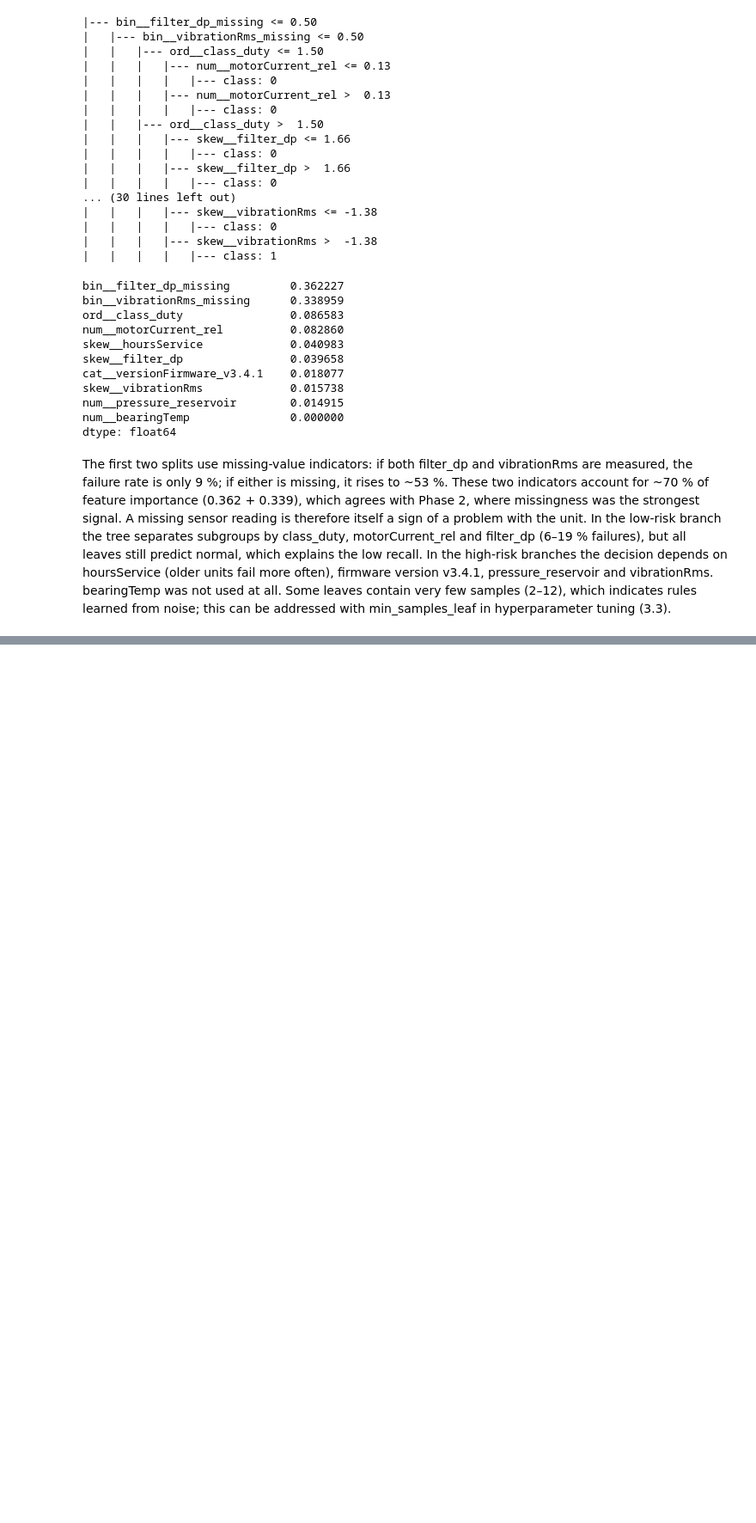
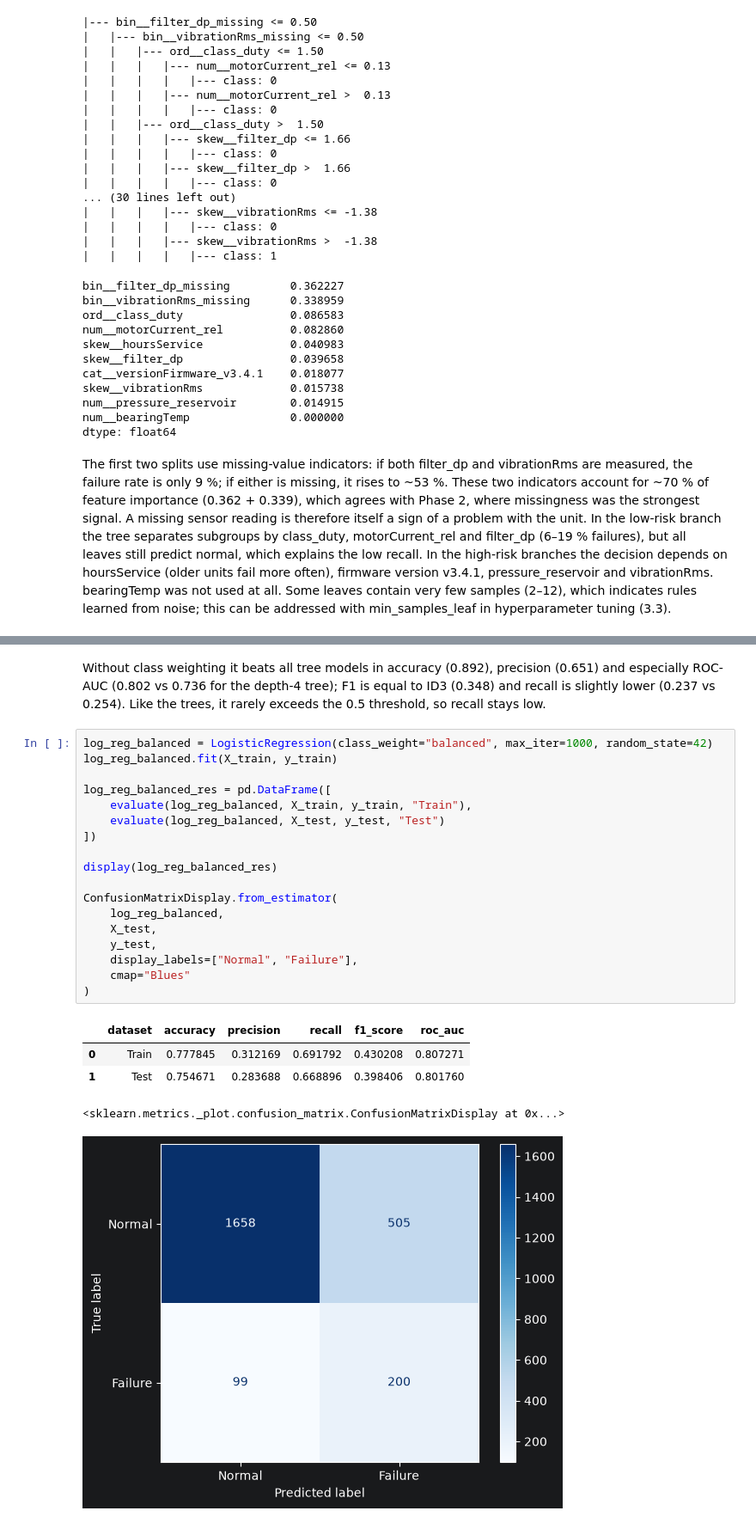
Before and after one commit to NovAndrii/IAU_project, a Jupyter notebook: Faza3_Kardash_Novitskyi.ipynb, the cells around one changed output, grey strips where cells are left out. Shown at 86% size. Saved outputs shown, nothing was run; the diff lists cells and outputs as text; blank space fills up the shorter version.

```diff
--- a/Faza3_Kardash_Novitskyi.ipynb
+++ b/Faza3_Kardash_Novitskyi.ipynb
@@ -751,0 +809,26 @@ The first two splits use missing-value indicators: if both filter_dp and vibrati
+# %% [markdown]
+Without class weighting it beats all tree models in accuracy (0.892), precision (0.651) and especially ROC-AUC (0.802 vs 0.736 for the depth-4 tree); F1 is equal to ID3 (0.348) and recall is slightly lower (0.237 vs 0.254). Like the trees, it rarely exceeds the 0.5 threshold, so recall stays low.
+# %%
+log_reg_balanced = LogisticRegression(class_weight="balanced", max_iter=1000, random_state=42)
+log_reg_balanced.fit(X_train, y_train)
+
+log_reg_balanced_res = pd.DataFrame([
+    evaluate(log_reg_balanced, X_train, y_train, "Train"),
+    evaluate(log_reg_balanced, X_test, y_test, "Test")
+])
+
+display(log_reg_balanced_res)
+
+ConfusionMatrixDisplay.from_estimator(
+    log_reg_balanced,
+    X_test,
+    y_test,
+    display_labels=["Normal", "Failure"],
+    cmap="Blues"
+)
+# %% [output]
+|  | dataset | accuracy | precision | recall | f1_score | roc_auc |
+| 0 | Train | 0.777845 | 0.312169 | 0.691792 | 0.430208 | 0.807271 |
+| 1 | Test | 0.754671 | 0.283688 | 0.668896 | 0.398406 | 0.801760 |
+<sklearn.metrics._plot.confusion_matrix.ConfusionMatrixDisplay at 0x...>
+[figure, added]
```
Also changed, not shown: parts of 11 cells of this notebook.
